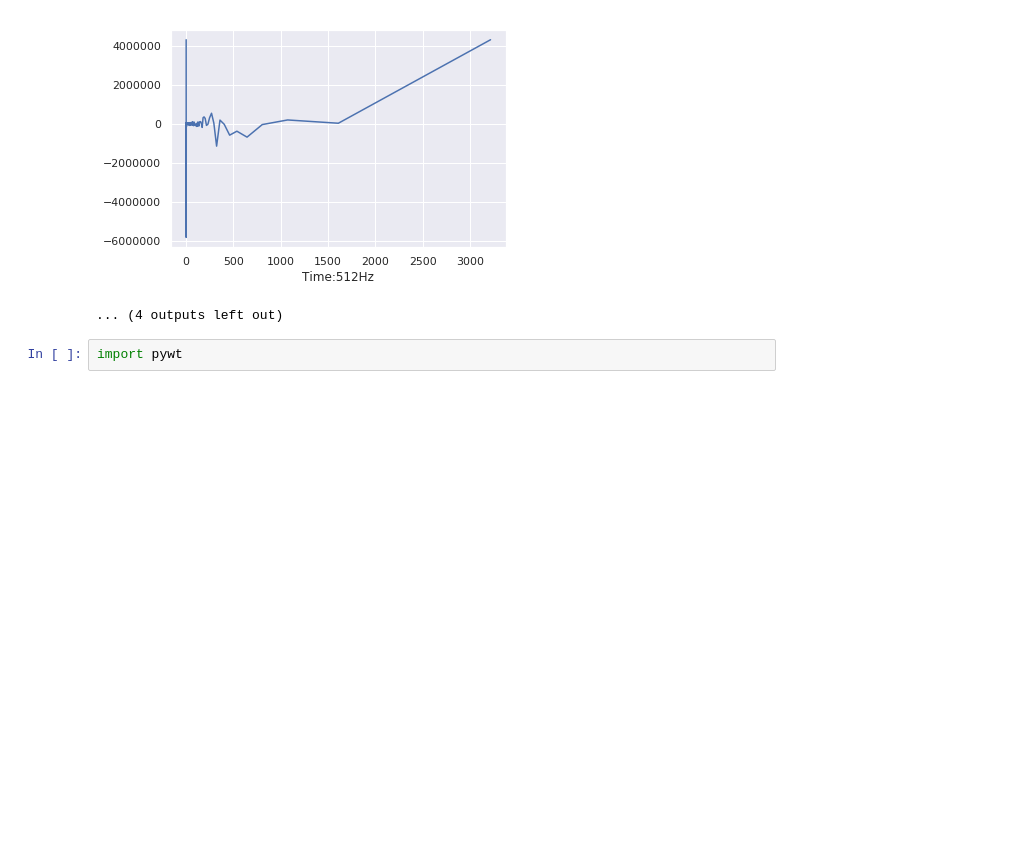
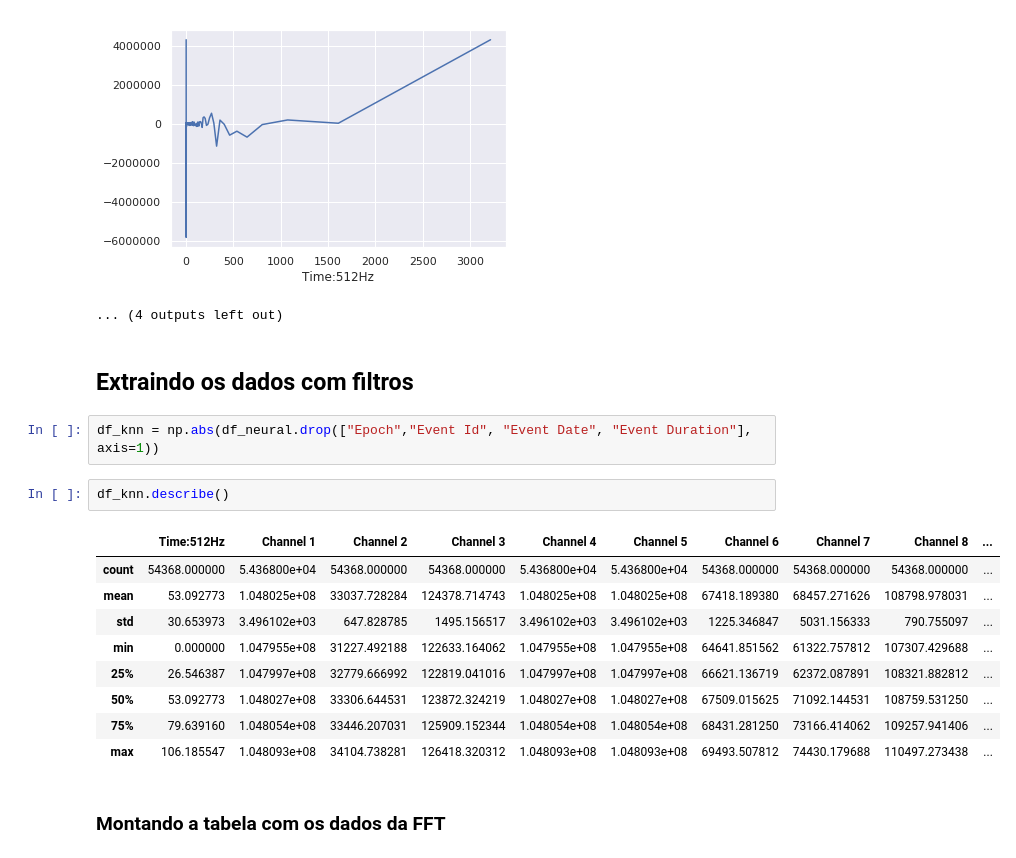
Before and after one commit to TNanukem/neural_analysis, a Jupyter notebook: Neural Analysis.ipynb, the cells around one changed output. Drawn from its saved outputs; the diff is of its cells as text; blank space fills up the shorter version.

```diff
--- a/Neural Analysis.ipynb
+++ b/Neural Analysis.ipynb
@@ -128,5 +163,21 @@ for i in range(17):
 [figure]
 [figure]
 ... (4 outputs left out)
-# %%
-import pywt
+# %% [markdown]
+## Extraindo os dados com filtros
+# %%
+df_knn = np.abs(df_neural.drop(["Epoch","Event Id", "Event Date", "Event Duration"], axis=1))
+# %%
+df_knn.describe()
+# %% [output]
+|  | Time:512Hz | Channel 1 | Channel 2 | Channel 3 | Channel 4 | Channel 5 | Channel 6 | Channel 7 | Channel 8 | ... |
+| count | 54368.000000 | 5.436800e+04 | 54368.000000 | 54368.000000 | 5.436800e+04 | 5.436800e+04 | 54368.000000 | 54368.000000 | 54368.000000 | ... |
+| mean | 53.092773 | 1.048025e+08 | 33037.728284 | 124378.714743 | 1.048025e+08 | 1.048025e+08 | 67418.189380 | 68457.271626 | 108798.978031 | ... |
+| std | 30.653973 | 3.496102e+03 | 647.828785 | 1495.156517 | 3.496102e+03 | 3.496102e+03 | 1225.346847 | 5031.156333 | 790.755097 | ... |
+| min | 0.000000 | 1.047955e+08 | 31227.492188 | 122633.164062 | 1.047955e+08 | 1.047955e+08 | 64641.851562 | 61322.757812 | 107307.429688 | ... |
+| 25% | 26.546387 | 1.047997e+08 | 32779.666992 | 122819.041016 | 1.047997e+08 | 1.047997e+08 | 66621.136719 | 62372.087891 | 108321.882812 | ... |
+| 50% | 53.092773 | 1.048027e+08 | 33306.644531 | 123872.324219 | 1.048027e+08 | 1.048027e+08 | 67509.015625 | 71092.144531 | 108759.531250 | ... |
+| 75% | 79.639160 | 1.048054e+08 | 33446.207031 | 125909.152344 | 1.048054e+08 | 1.048054e+08 | 68431.281250 | 73166.414062 | 109257.941406 | ... |
+| max | 106.185547 | 1.048093e+08 | 34104.738281 | 126418.320312 | 1.048093e+08 | 1.048093e+08 | 69493.507812 | 74430.179688 | 110497.273438 | ... |
+# %% [markdown]
+### Montando a tabela com os dados da FFT
```
Also changed, not shown: parts of 7 cells of this notebook.
